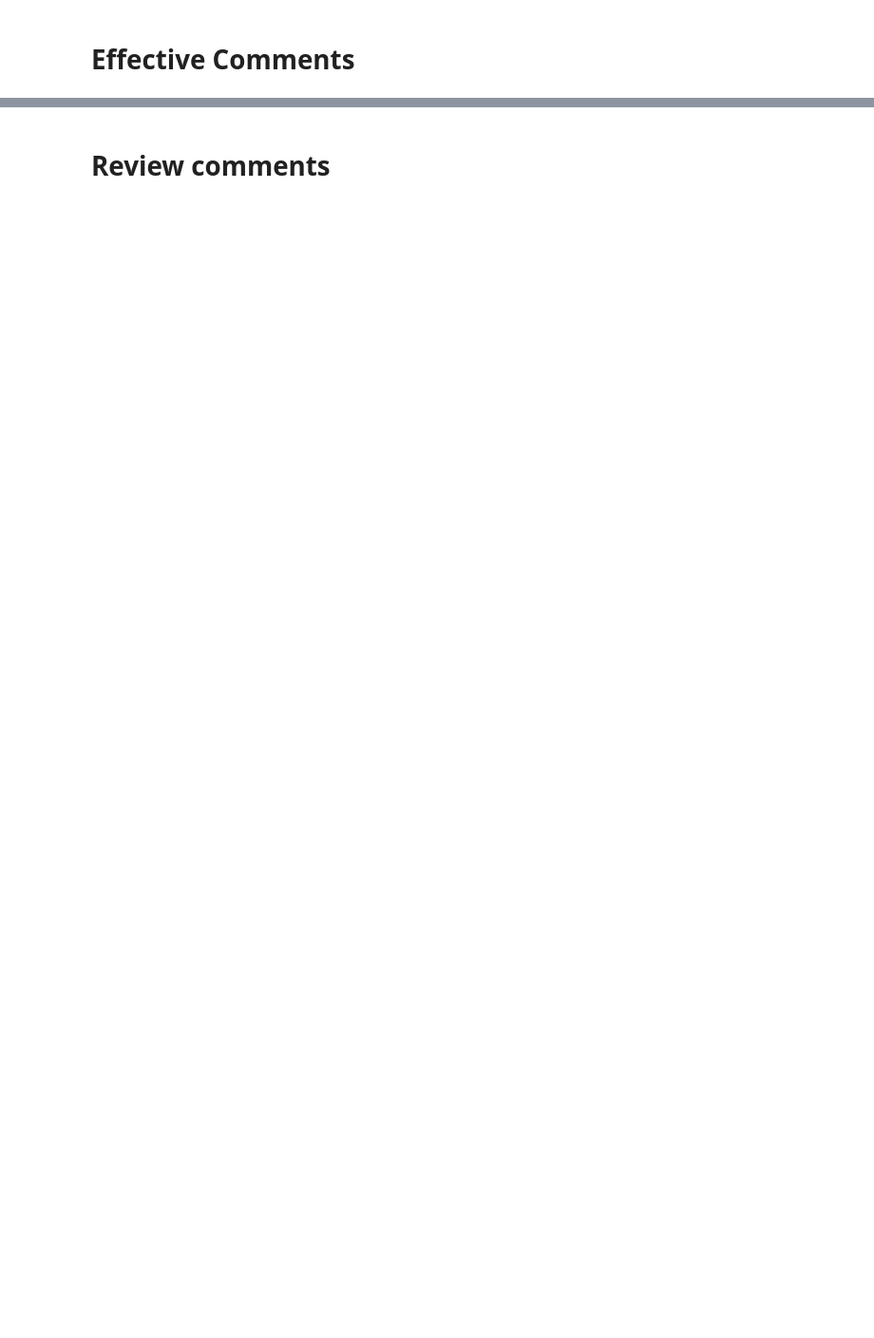
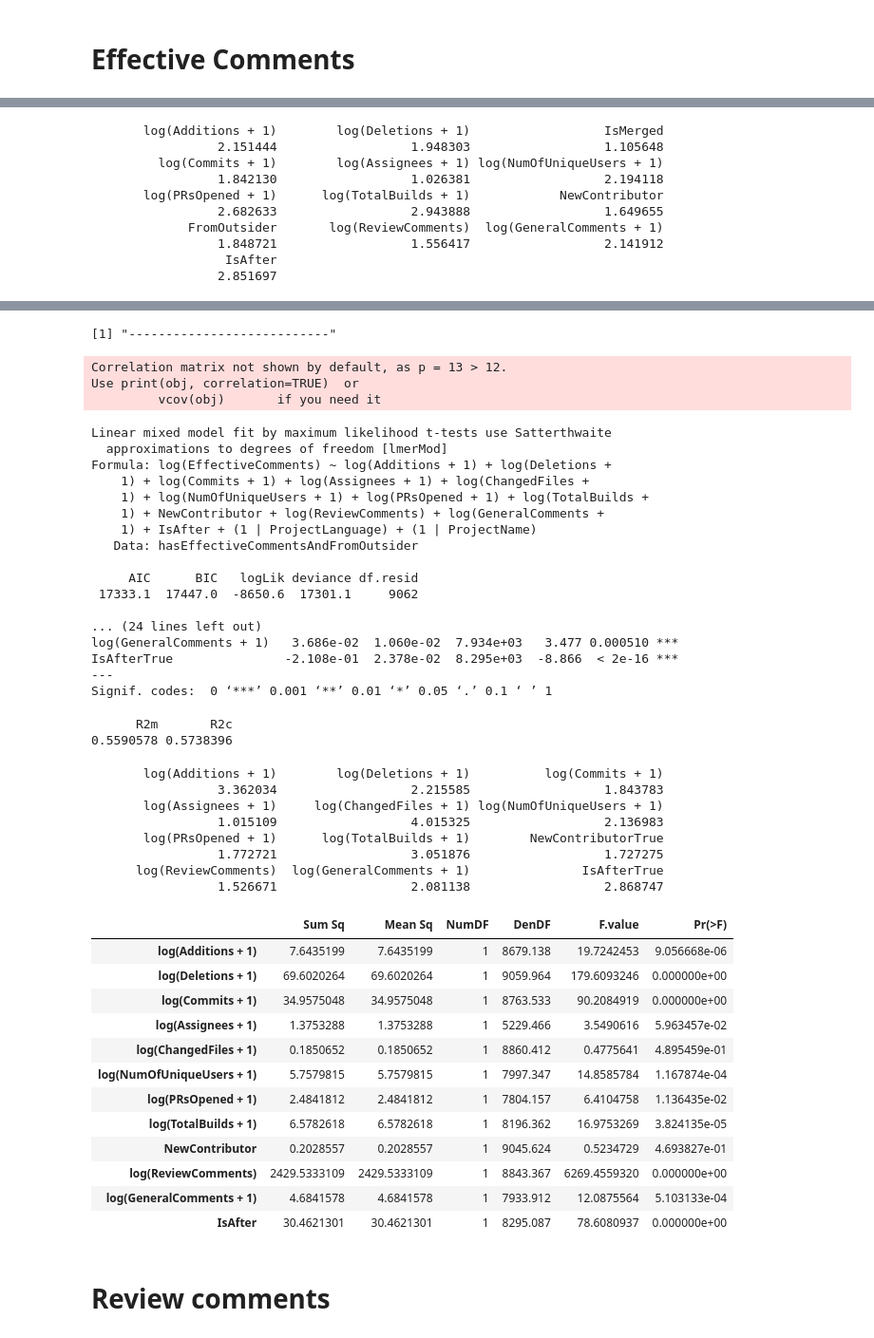
Before and after one commit to TheDutchDevil/code_reviews, a Jupyter notebook: analysis/share_of_comments_models.ipynb, the cells around one changed output, grey strips where cells are left out. Shown at 95% size. Saved outputs shown, nothing was run; the diff lists cells and outputs as text; code cells hidden in the pictures; blank space fills up the shorter version.

```diff
--- a/analysis/share_of_comments_models.ipynb
+++ b/analysis/share_of_comments_models.ipynb
@@ -141,13 +235,17 @@ summary(hasEffectiveCommentsAndFromOutsider)
 # %% [markdown]
 # Effective Comments
 # %%
+library(car)
+
+sort(table(hasEffectiveComments$ProjectLanguage))
+
 modelNumberEffectiveComments = lm(log(EffectiveComments) ~
             log(Additions + 1) +
             log(Deletions + 1) +
             IsMerged +
             log(Commits + 1) +
             log(Assignees + 1) +
-            log(ChangedFiles + 1) +
+            #log(ChangedFiles + 1) +
             log(NumOfUniqueUsers + 1) +
             log(PRsOpened + 1) +
             log(TotalBuilds + 1) +
@@ -160,7 +258,7 @@ modelNumberEffectiveComments = lm(log(EffectiveComments) ~
           data= hasEffectiveComments)
 summary(modelNumberEffectiveComments)
 r.squaredGLMM(modelNumberEffectiveComments)
-vif.mer(modelNumberEffectiveComments)
+vif(modelNumberEffectiveComments)
 anova(modelNumberEffectiveComments)
 
 print("---------------------------")
@@ -212,0 +322,10 @@ ERROR: Error in UseMethod("fixef"): no applicable method for 'fixef' applied to
+       log(Additions + 1)        log(Deletions + 1)                  IsMerged
+                 2.151444                  1.948303                  1.105648
+         log(Commits + 1)        log(Assignees + 1) log(NumOfUniqueUsers + 1)
+                 1.842130                  1.026381                  2.194118
+       log(PRsOpened + 1)      log(TotalBuilds + 1)            NewContributor
+                 2.682633                  2.943888                  1.649655
+             FromOutsider       log(ReviewComments)  log(GeneralComments + 1)
+                 1.848721                  1.556417                  2.141912
+                  IsAfter
+                 2.851697
@@ -213,3 +347,47 @@ ERROR: Error in UseMethod("fixef"): no applicable method for 'fixef' applied to
+[1] "---------------------------"
+Correlation matrix not shown by default, as p = 13 > 12.
+Use print(obj, correlation=TRUE)  or
+         vcov(obj)       if you need it
+Linear mixed model fit by maximum likelihood t-tests use Satterthwaite
+  approximations to degrees of freedom [lmerMod]
+Formula: log(EffectiveComments) ~ log(Additions + 1) + log(Deletions +
+    1) + log(Commits + 1) + log(Assignees + 1) + log(ChangedFiles +
+    1) + log(NumOfUniqueUsers + 1) + log(PRsOpened + 1) + log(TotalBuilds +
+    1) + NewContributor + log(ReviewComments) + log(GeneralComments +
+    1) + IsAfter + (1 | ProjectLanguage) + (1 | ProjectName)
+   Data: hasEffectiveCommentsAndFromOutsider
+
+     AIC      BIC   logLik deviance df.resid
+ 17333.1  17447.0  -8650.6  17301.1     9062
+
+... (24 lines left out)
+log(GeneralComments + 1)   3.686e-02  1.060e-02  7.934e+03   3.477 0.000510 ***
+IsAfterTrue               -2.108e-01  2.378e-02  8.295e+03  -8.866  < 2e-16 ***
+---
+Signif. codes:  0 ‘***’ 0.001 ‘**’ 0.01 ‘*’ 0.05 ‘.’ 0.1 ‘ ’ 1
+      R2m       R2c
+0.5590578 0.5738396
+       log(Additions + 1)        log(Deletions + 1)          log(Commits + 1)
+                 3.362034                  2.215585                  1.843783
+       log(Assignees + 1)     log(ChangedFiles + 1) log(NumOfUniqueUsers + 1)
+                 1.015109                  4.015325                  2.136983
+       log(PRsOpened + 1)      log(TotalBuilds + 1)        NewContributorTrue
+                 1.772721                  3.051876                  1.727275
+      log(ReviewComments)  log(GeneralComments + 1)               IsAfterTrue
+                 1.526671                  2.081138                  2.868747
+|  | Sum Sq | Mean Sq | NumDF | DenDF | F.value | Pr(>F) |
+| log(Additions + 1) | 7.6435199 | 7.6435199 | 1 | 8679.138 | 19.7242453 | 9.056668e-06 |
+| log(Deletions + 1) | 69.6020264 | 69.6020264 | 1 | 9059.964 | 179.6093246 | 0.000000e+00 |
+| log(Commits + 1) | 34.9575048 | 34.9575048 | 1 | 8763.533 | 90.2084919 | 0.000000e+00 |
+| log(Assignees + 1) | 1.3753288 | 1.3753288 | 1 | 5229.466 | 3.5490616 | 5.963457e-02 |
+| log(ChangedFiles + 1) | 0.1850652 | 0.1850652 | 1 | 8860.412 | 0.4775641 | 4.895459e-01 |
+| log(NumOfUniqueUsers + 1) | 5.7579815 | 5.7579815 | 1 | 7997.347 | 14.8585784 | 1.167874e-04 |
+| log(PRsOpened + 1) | 2.4841812 | 2.4841812 | 1 | 7804.157 | 6.4104758 | 1.136435e-02 |
+| log(TotalBuilds + 1) | 6.5782618 | 6.5782618 | 1 | 8196.362 | 16.9753269 | 3.824135e-05 |
+| NewContributor | 0.2028557 | 0.2028557 | 1 | 9045.624 | 0.5234729 | 4.693827e-01 |
+| log(ReviewComments) | 2429.5333109 | 2429.5333109 | 1 | 8843.367 | 6269.4559320 | 0.000000e+00 |
+| log(GeneralComments + 1) | 4.6841578 | 4.6841578 | 1 | 7933.912 | 12.0875564 | 5.103133e-04 |
+| IsAfter | 30.4621301 | 30.4621301 | 1 | 8295.087 | 78.6080937 | 0.000000e+00 |
 # %% [markdown]
 # Review comments
 # %%
```
Also changed, not shown: parts of 7 cells of this notebook, 3 other files.
